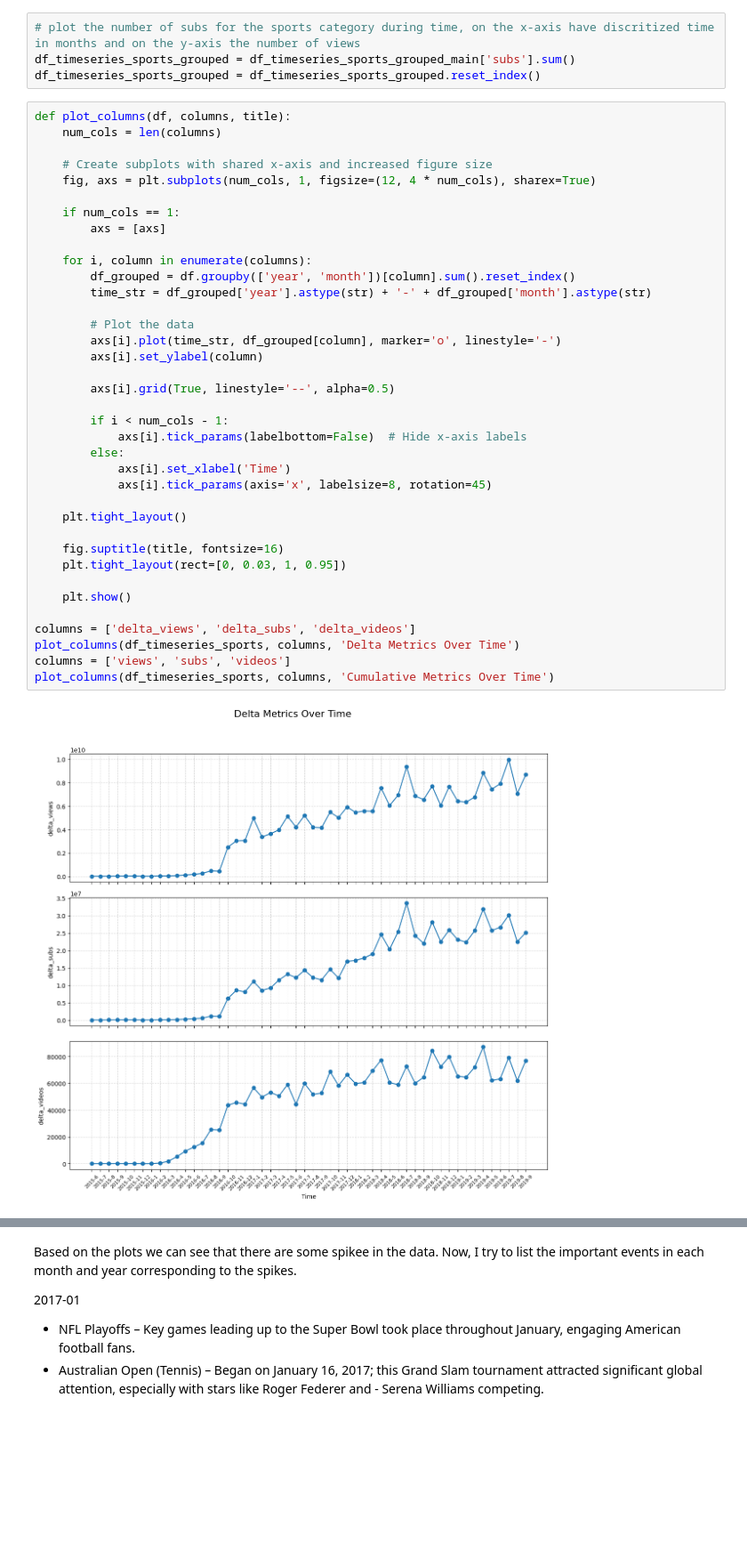
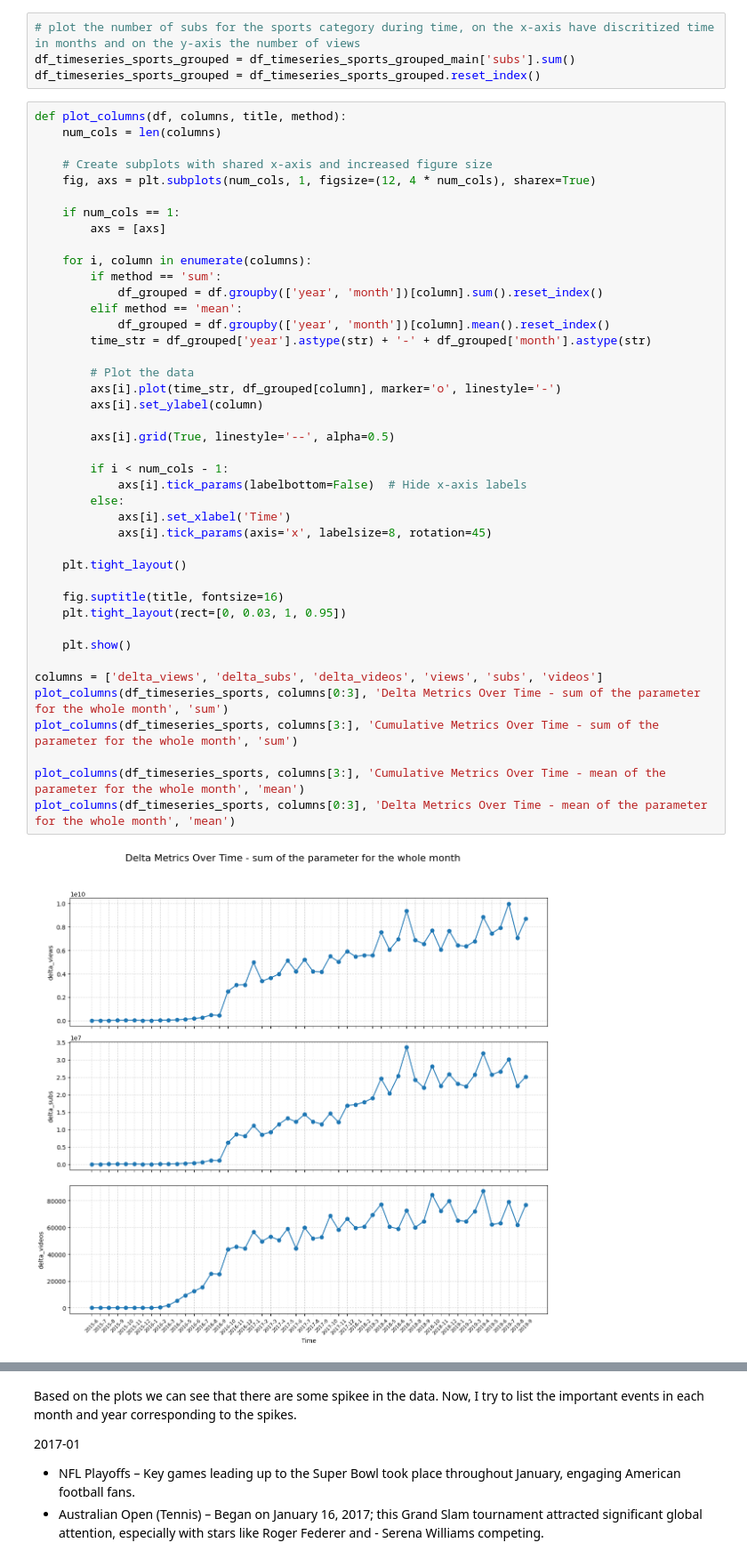
Before and after one commit to epfl-ada/ada-2024-project-robodatapioneers2024, a Jupyter notebook: init_analysis.ipynb, the cells around one changed output, grey strips where cells are left out. Shown at 89% size. Saved outputs shown, nothing was run; the diff lists cells and outputs as text; blank space fills up the shorter version.

```diff
--- a/init_analysis.ipynb
+++ b/init_analysis.ipynb
@@ -112,41 +123,46 @@ print(df_timeseries_sports_grouped)
 df_timeseries_sports_grouped = df_timeseries_sports_grouped_main['subs'].sum()
 df_timeseries_sports_grouped = df_timeseries_sports_grouped.reset_index()
 # %%
-def plot_columns(df, columns, title):
+def plot_columns(df, columns, title, method):
     num_cols = len(columns)
 
     # Create subplots with shared x-axis and increased figure size
     fig, axs = plt.subplots(num_cols, 1, figsize=(12, 4 * num_cols), sharex=True)
 
     if num_cols == 1:
         axs = [axs]
 
     for i, column in enumerate(columns):
-        df_grouped = df.groupby(['year', 'month'])[column].sum().reset_index()
+        if method == 'sum':
+            df_grouped = df.groupby(['year', 'month'])[column].sum().reset_index()
+        elif method == 'mean':
+            df_grouped = df.groupby(['year', 'month'])[column].mean().reset_index()
         time_str = df_grouped['year'].astype(str) + '-' + df_grouped['month'].astype(str)
 
         # Plot the data
         axs[i].plot(time_str, df_grouped[column], marker='o', linestyle='-')
         axs[i].set_ylabel(column)
 
         axs[i].grid(True, linestyle='--', alpha=0.5)
 
         if i < num_cols - 1:
             axs[i].tick_params(labelbottom=False)  # Hide x-axis labels
         else:
             axs[i].set_xlabel('Time')
             axs[i].tick_params(axis='x', labelsize=8, rotation=45)
 
     plt.tight_layout()
 
     fig.suptitle(title, fontsize=16)
     plt.tight_layout(rect=[0, 0.03, 1, 0.95])
 
     plt.show()
 
-columns = ['delta_views', 'delta_subs', 'delta_videos']
-plot_columns(df_timeseries_sports, columns, 'Delta Metrics Over Time')
-columns = ['views', 'subs', 'videos']
-plot_columns(df_timeseries_sports, columns, 'Cumulative Metrics Over Time')
+columns = ['delta_views', 'delta_subs', 'delta_videos', 'views', 'subs', 'videos']
+plot_columns(df_timeseries_sports, columns[0:3], 'Delta Metrics Over Time - sum of the parameter for the whole month', 'sum')
+plot_columns(df_timeseries_sports, columns[3:], 'Cumulative Metrics Over Time - sum of the parameter for the whole month', 'sum')
+
+plot_columns(df_timeseries_sports, columns[3:], 'Cumulative Metrics Over Time - mean of the parameter for the whole month', 'mean')
+plot_columns(df_timeseries_sports, columns[0:3], 'Delta Metrics Over Time - mean of the parameter for the whole month', 'mean')
 # %% [output]
-[figure, old version]
+[figure, new version]
```
Also changed, not shown: parts of 10 cells of this notebook.
